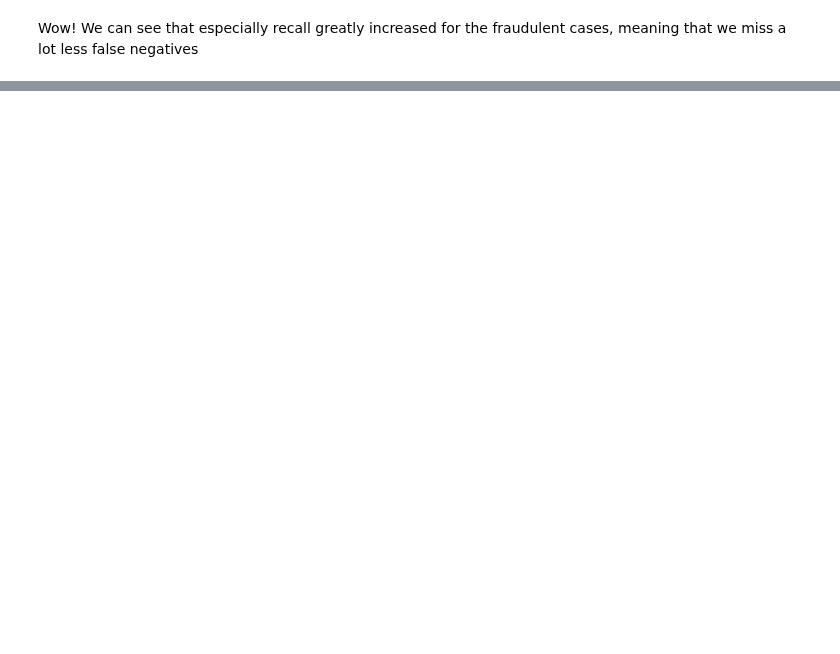
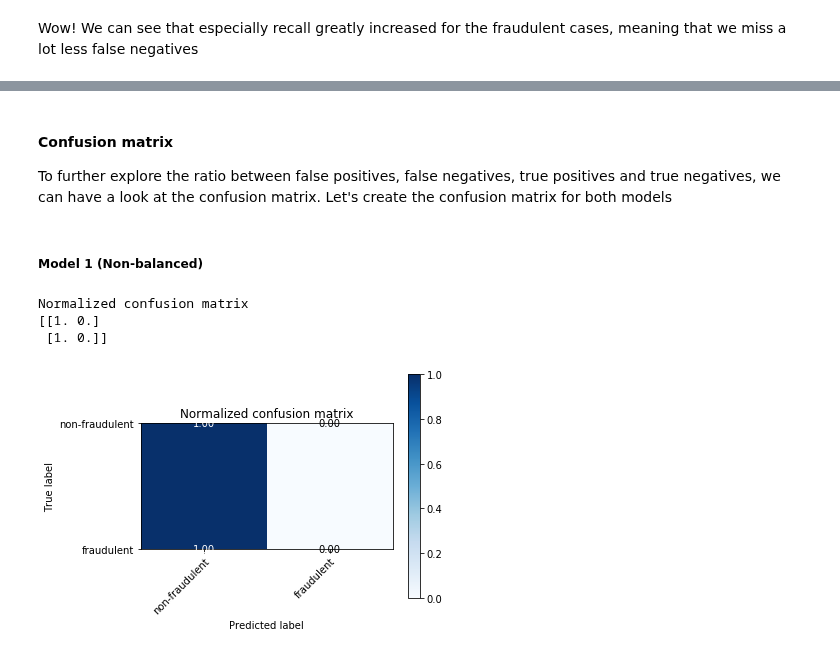
Before and after one commit to aslotte/mldotnet-real-time-data-streaming-workshop, a Jupyter notebook: src/machine-learning/jupyter/jupytervm/fraudulent-transactions.ipynb, the cells around one changed output, grey strips where cells are left out. Saved outputs shown, nothing was run; the diff lists cells and outputs as text; code cells hidden in the pictures; blank space fills up the shorter version.

```diff
--- a/src/machine-learning/jupyter/jupytervm/fraudulent-transactions.ipynb
+++ b/src/machine-learning/jupyter/jupytervm/fraudulent-transactions.ipynb
@@ -221,0 +264,4 @@ plt.show()
+# %% [markdown]
+#### Confusion matrix
+To further explore the ratio between false positives, false negatives, true positives and true negatives, we can have a look at the confusion matrix.
+Let's create the confusion matrix for both models
@@ -221,0 +334,13 @@ plt.show()
+# %% [markdown]
+##### Model 1 (Non-balanced)
+# %%
+# Plot normalized confusion matrix
+plot_confusion_matrix(Y_test, pred, classes=class_names, normalize=True,
+                      title='Normalized confusion matrix')
+
+plt.show()
+# %% [output]
+Normalized confusion matrix
+[[1. 0.]
+ [1. 0.]]
+[figure, added]
```
Also changed, not shown: parts of 14 cells of this notebook.
